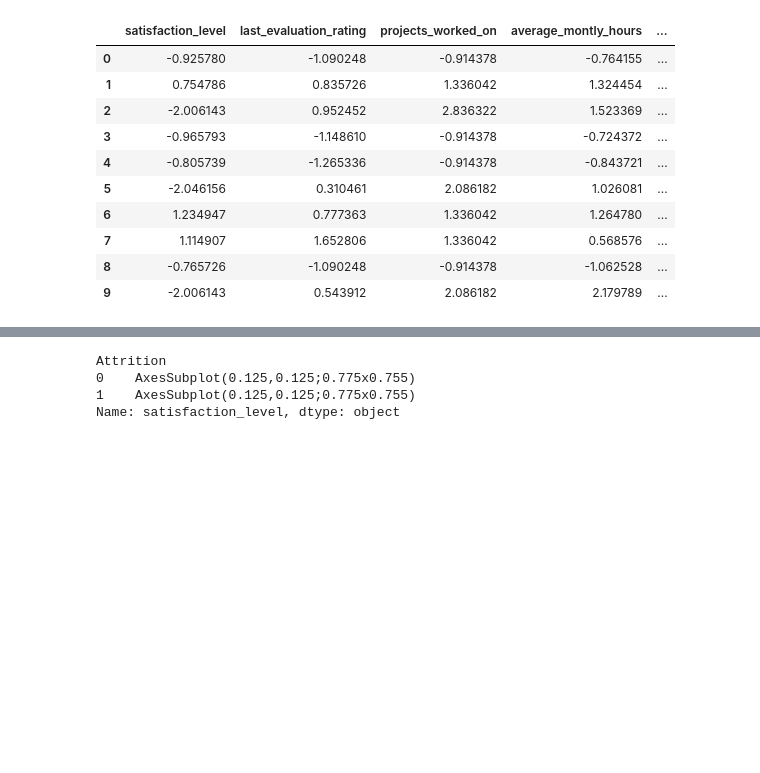
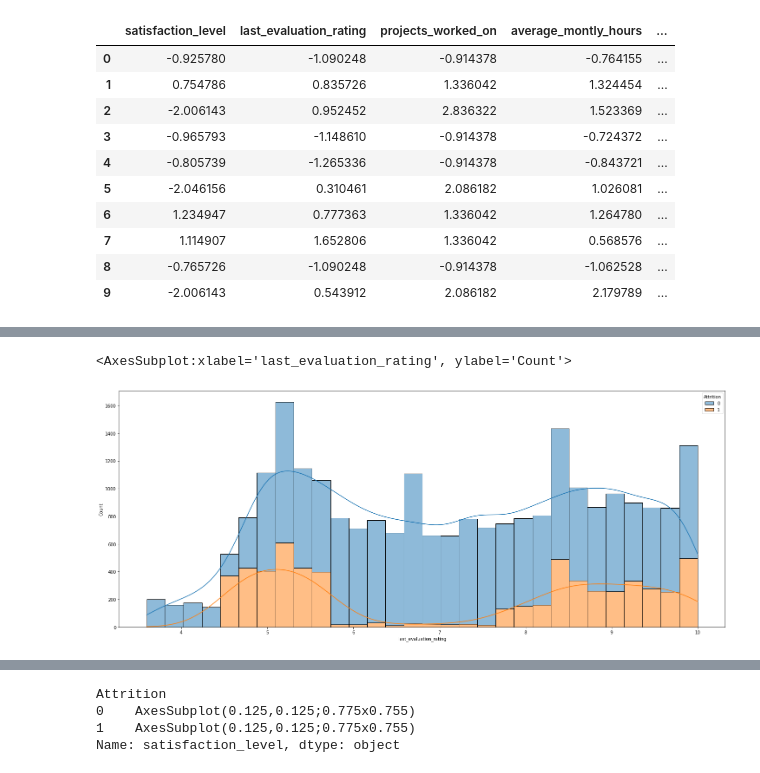
Before and after one commit to nalinsharma/BITSDissertation, a Jupyter notebook: ipynb/MidSemester.ipynb, the cells around one changed output, grey strips where cells are left out. Cells and saved outputs as stored; diff of their text form; code cells hidden in the pictures; blank space fills up the shorter version.

```diff
--- a/ipynb/MidSemester.ipynb
+++ b/ipynb/MidSemester.ipynb
@@ -520,0 +626,6 @@ dill_dump_session('4.6_all_data_preprocessing_completed')
+# %%
+plt.subplots(figsize=(25, 10))
+sns.histplot(data=eda_df, x="last_evaluation_rating", kde=True, hue=eda_df['Attrition'], multiple="stack")
+# %% [output]
+<AxesSubplot:xlabel='last_evaluation_rating', ylabel='Count'>
+[figure, added]
```
Also changed, not shown: parts of 36 cells of this notebook, 1 other file.
